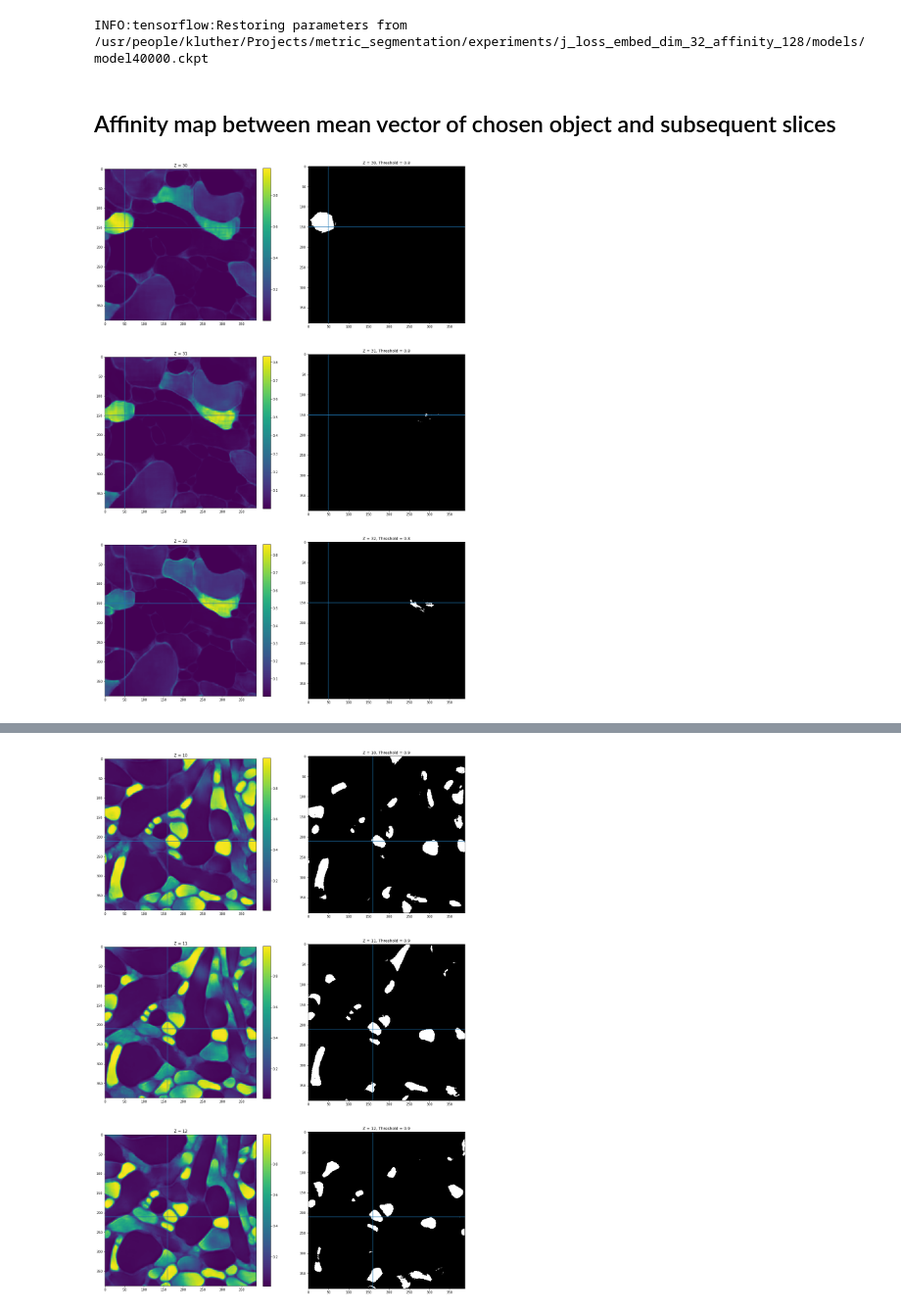
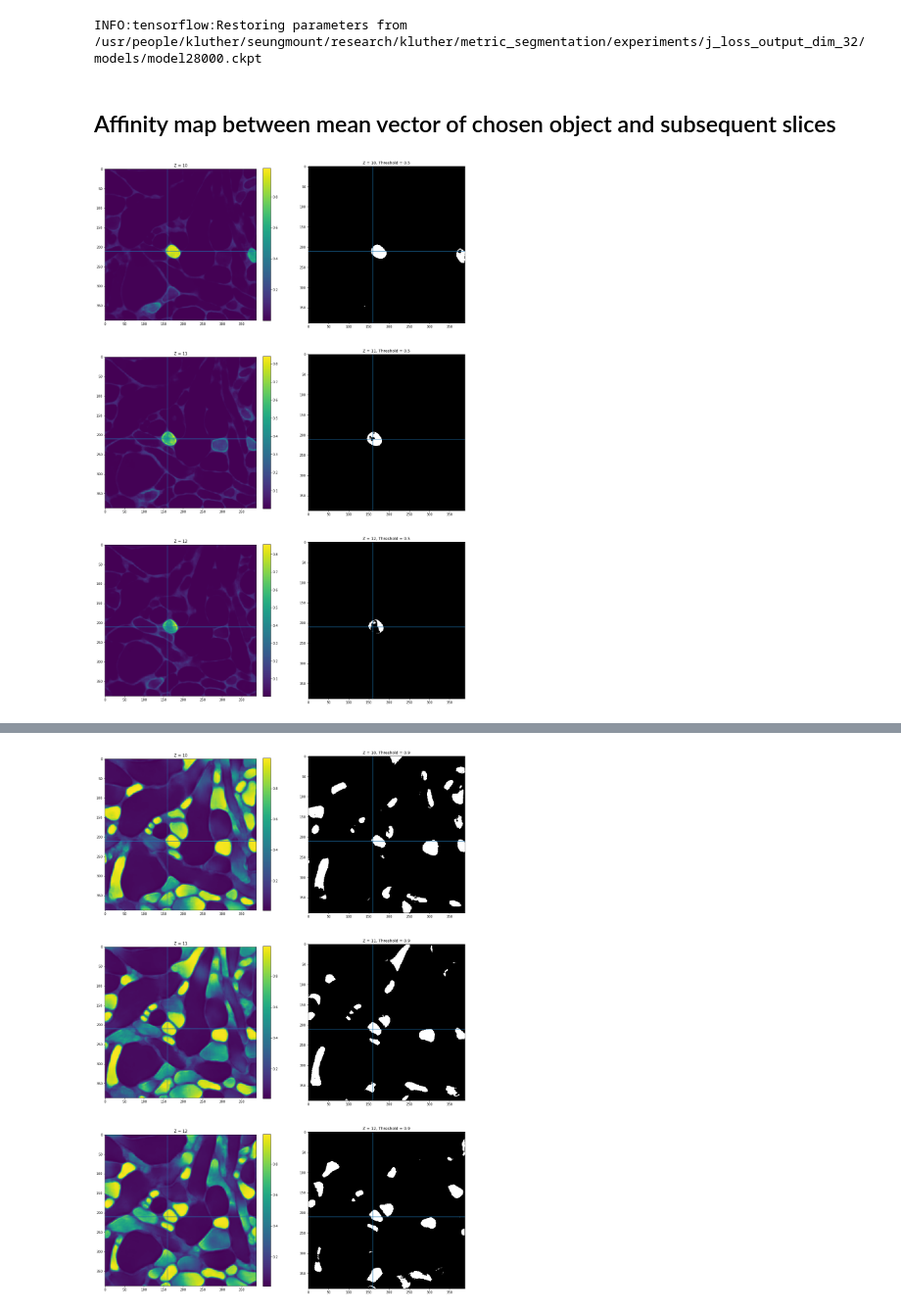
Before and after one commit to seung-lab/metric_segmentation, a Jupyter notebook: analysis/affinity_map.ipynb, the cells around one changed output, grey strips where cells are left out. Shown at 98% size. Saved outputs shown, nothing was run; the diff lists cells and outputs as text; code cells hidden in the pictures.

```diff
--- a/analysis/affinity_map.ipynb
+++ b/analysis/affinity_map.ipynb
@@ -17,3 +17,4 @@ import nearest_vectors
 os.environ['CUDA_VISIBLE_DEVICES'] = '0'
 
 ROOT = '/usr/people/kluther/Projects/metric_segmentation/'
+ROOT = '/usr/people/kluther/seungmount/research/kluther/metric_segmentation/'
@@ -48,9 +54,11 @@ seg_imgs_dev = seg_imgs[192:]
 # %%
 """Load model"""
 N = 40000 #Iteration number
+N = 28000
 #EXP_NAME = 'j_loss_boundary_map_input_affinity_1_mask_on'
 #EXP_NAME = 'j_loss_boundary_msk_on_split_objects'
 EXP_NAME = 'j_loss_embed_dim_32_affinity_128'
+EXP_NAME = 'j_loss_output_dim_32'
 #EXP_NAME = 'boundary_mask_off_augment_on'
 MODEL_NAME = os.path.join(ROOT, 'experiments', EXP_NAME, 'models', 'model{}.ckpt'.format(N))
 
@@ -58,7 +66,7 @@ tf.reset_default_graph()
 sess = tf.Session()
 inputs, outputs = utils.load_model(MODEL_NAME, sess)
 # %% [output]
-INFO:tensorflow:Restoring parameters from /usr/people/kluther/Projects/metric_segmentation/experiments/j_loss_embed_dim_32_affinity_128/models/model40000.ckpt
+INFO:tensorflow:Restoring parameters from /usr/people/kluther/seungmount/research/kluther/metric_segmentation/experiments/j_loss_output_dim_32/models/model28000.ckpt
 # %%
 def affinity(x,y):
     return np.exp(-0.5*np.linalg.norm(x-y, axis=-1)**2)
@@ -68,9 +76,9 @@ def affinity(x,y):
 """Generate mean vectors for each object in given image"""
 centroids_dev, vectors_dev = {}, {}
 
-slc_ID = 30 # MUST BE POSITIVE
-slc_ID2 = 31
-slc_ID3 = 32
+slc_ID = 10 # MUST BE POSITIVE
+slc_ID2 = 11
+slc_ID3 = 12
 em_img, seg_img = em_imgs_dev[slc_ID][:572,:572], seg_imgs_dev[slc_ID][92:572-92,92:572-92]
 vec_img = utils.generate_vector_labels(inputs, outputs, em_img, sess)
 centroids, vectors = nearest_vectors.find_object_ids_centroids_vectors([seg_img], [vec_img])
@@ -107,12 +115,12 @@ c1 = (210,160)
 #c1 = (160,300)
 
 # N=30,31,32
-c1 = (50,200)
-c1 = (50,300)
-c1 = (150,50)
+#c1 = (50,200)
+#c1 = (50,300)
+#c1 = (150,50)
 v1 = vectors_dev[2**20*slc_ID + seg_img[c1[0], c1[1]]]
 
-thresh = 0.8
+thresh = 0.5
 
 plt.figure(figsize=(20,30))
 amap = affinity(v1, vec_dev)
@@ -132,31 +140,31 @@ plt.axvline(c1[1])
 amap = affinity(v1, vec_dev2)
 plt.subplot(323)
 plt.title("Z = {}".format(slc_ID2))
 plt.imshow(amap)
 plt.colorbar(fraction=0.046, pad=0.04)
 plt.axhline(c1[0])
 plt.axvline(c1[1])
 
 plt.subplot(324)
 plt.title("Z = {}, Threshold = {}".format(slc_ID2, thresh))
 plt.imshow(amap>thresh,cmap='gray')
 plt.axhline(c1[0])
 plt.axvline(c1[1])
 
 amap = affinity(v1, vec_dev3)
 plt.subplot(325)
 plt.title("Z = {}".format(slc_ID3))
 plt.imshow(amap)
 plt.colorbar(fraction=0.046, pad=0.04)
 plt.axhline(c1[0])
 plt.axvline(c1[1])
 
 plt.subplot(326)
 plt.title("Z = {}, Threshold = {}".format(slc_ID3, thresh))
 plt.imshow(amap>thresh,cmap='gray')
 plt.axhline(c1[0])
 plt.axvline(c1[1])
 
 plt.show()
 # %% [output]
-[figure, old version]
+[figure, new version]
```
Also changed, not shown: parts of 4 cells of this notebook, 1 other file.
